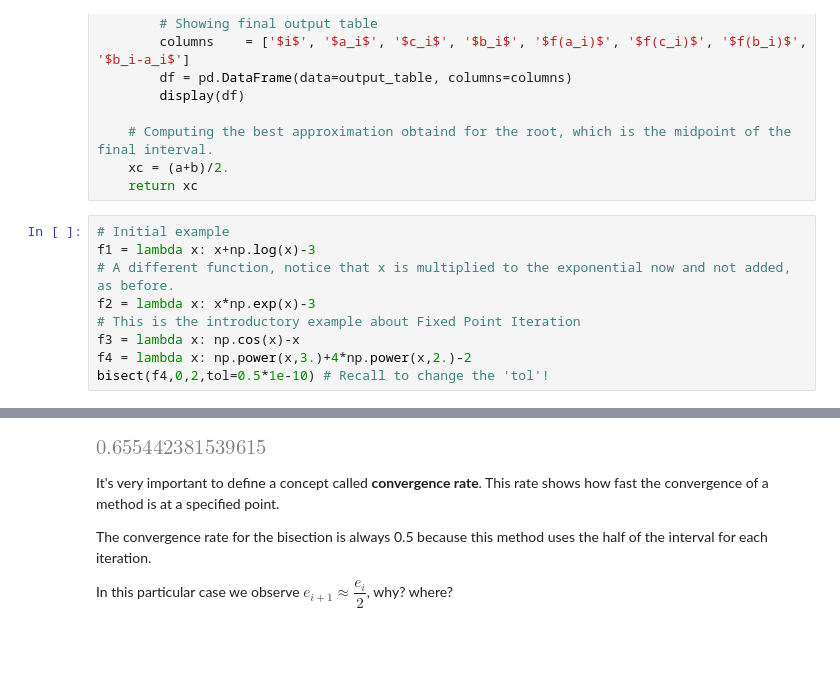
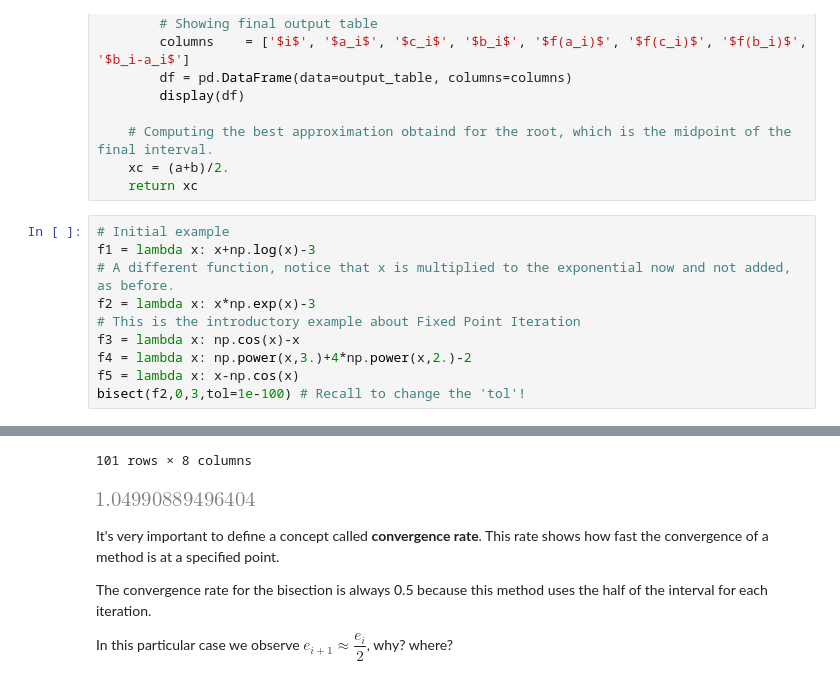
Before and after one commit to tclaudioe/Scientific-Computing-V3, a Jupyter notebook: 03_roots_of_1D_functions.ipynb, the cells around one changed output, grey strips where cells are left out. Cells and saved outputs as stored; diff of their text form; blank space fills up the shorter version.

```diff
--- a/03_roots_of_1D_functions.ipynb
+++ b/03_roots_of_1D_functions.ipynb
@@ -204,6 +195,7 @@ f2 = lambda x: x*np.exp(x)-3
 # This is the introductory example about Fixed Point Iteration
 f3 = lambda x: np.cos(x)-x
 f4 = lambda x: np.power(x,3.)+4*np.power(x,2.)-2
-bisect(f4,0,2,tol=0.5*1e-10) # Recall to change the 'tol'!
+f5 = lambda x: x-np.cos(x)
+bisect(f2,0,3,tol=1e-100) # Recall to change the 'tol'!
 # %% [output]
 |  | $i$ | $a_i$ | $c_i$ | $b_i$ | $f(a_i)$ | $f(c_i)$ | $f(b_i)$ | $b_i-a_i$ |
@@ -226,4 +213,5 @@ bisect(f4,0,2,tol=0.5*1e-10) # Recall to change the 'tol'!
+101 rows × 8 columns
-[figure, old version]
+[figure, new version]
 # %% [markdown]
 It's very important to define a concept called **convergence rate**.
 This rate shows how fast the convergence of a method is at a specified point.
```
Also changed, not shown: parts of 7 cells of this notebook, 2 other files.
